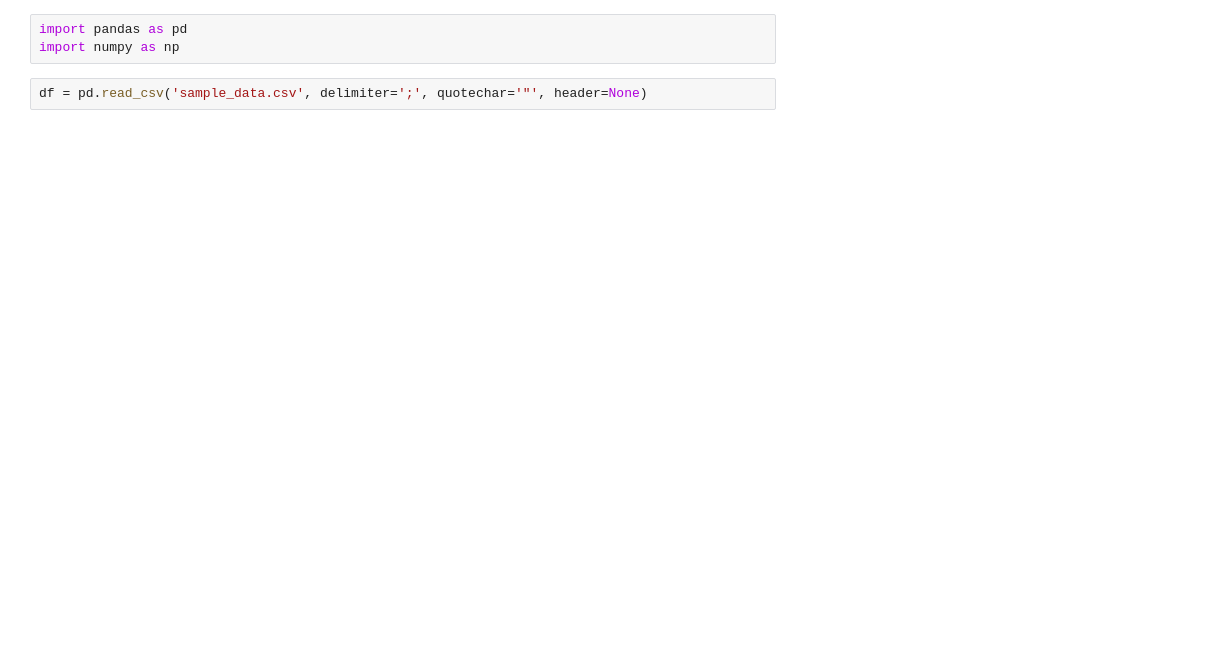
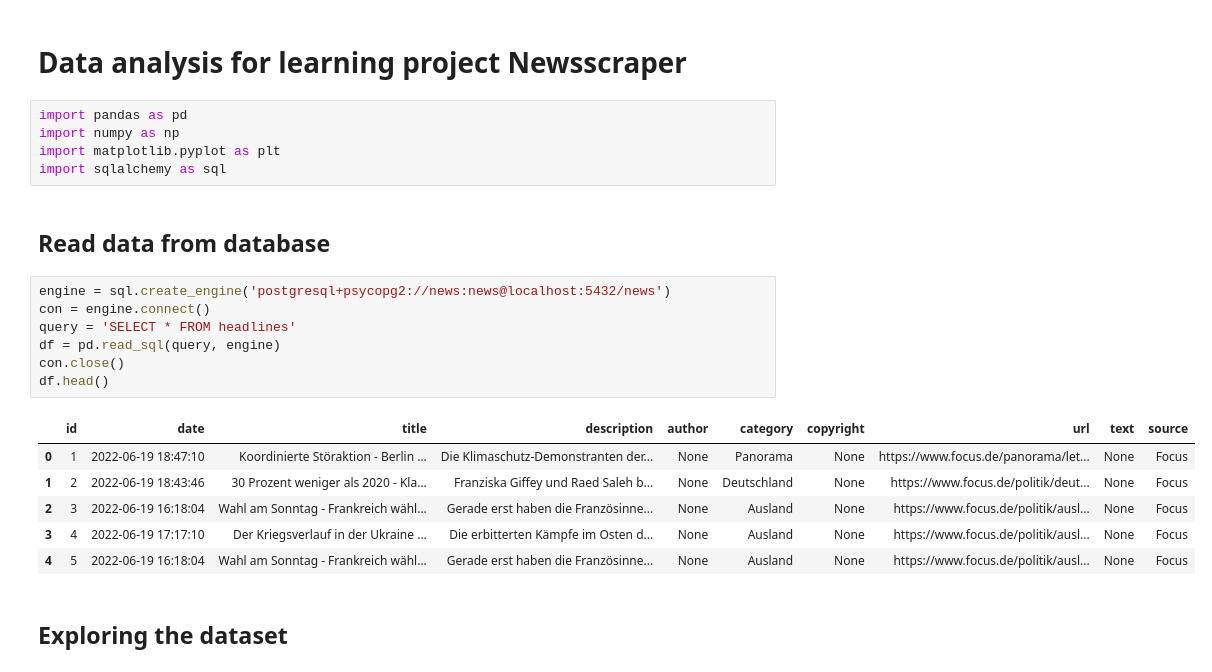
Before and after one commit to manuelarink/news_scraper, a Jupyter notebook: notebooks/news.ipynb, the cells around one changed output. Drawn from its saved outputs; the diff is of its cells as text; blank space fills up the shorter version.

```diff
--- a/notebooks/news.ipynb
+++ b/notebooks/news.ipynb
@@ -1,6 +1,26 @@
+# %% [markdown]
+# Data analysis for learning project Newsscraper
 # %%
 import pandas as pd
 import numpy as np
+import matplotlib.pyplot as plt
+import sqlalchemy as sql
-# %%
-df = pd.read_csv('sample_data.csv', delimiter=';', quotechar='"', header=None)
+# %% [markdown]
+## Read data from database
+# %%
+engine = sql.create_engine('postgresql+psycopg2://news:news@localhost:5432/news')
+con = engine.connect()
+query = 'SELECT * FROM headlines'
+df = pd.read_sql(query, engine)
+con.close()
+df.head()
+# %% [output]
+|  | id | date | title | description | author | category | copyright | url | text | source |
+| 0 | 1 | 2022-06-19 18:47:10 | Koordinierte Störaktion - Berlin ... | Die Klimaschutz-Demonstranten der... | None | Panorama | None | https://www.focus.de/panorama/let... | None | Focus |
+| 1 | 2 | 2022-06-19 18:43:46 | 30 Prozent weniger als 2020 - Kla... | Franziska Giffey und Raed Saleh b... | None | Deutschland | None | https://www.focus.de/politik/deut... | None | Focus |
+| 2 | 3 | 2022-06-19 16:18:04 | Wahl am Sonntag - Frankreich wähl... | Gerade erst haben die Französinne... | None | Ausland | None | https://www.focus.de/politik/ausl... | None | Focus |
+| 3 | 4 | 2022-06-19 17:17:10 | Der Kriegsverlauf in der Ukraine ... | Die erbitterten Kämpfe im Osten d... | None | Ausland | None | https://www.focus.de/politik/ausl... | None | Focus |
+| 4 | 5 | 2022-06-19 16:18:04 | Wahl am Sonntag - Frankreich wähl... | Gerade erst haben die Französinne... | None | Ausland | None | https://www.focus.de/politik/ausl... | None | Focus |
+# %% [markdown]
+## Exploring the dataset
 # %%
```
Also changed, not shown: parts of 18 cells of this notebook, 5 other files.
